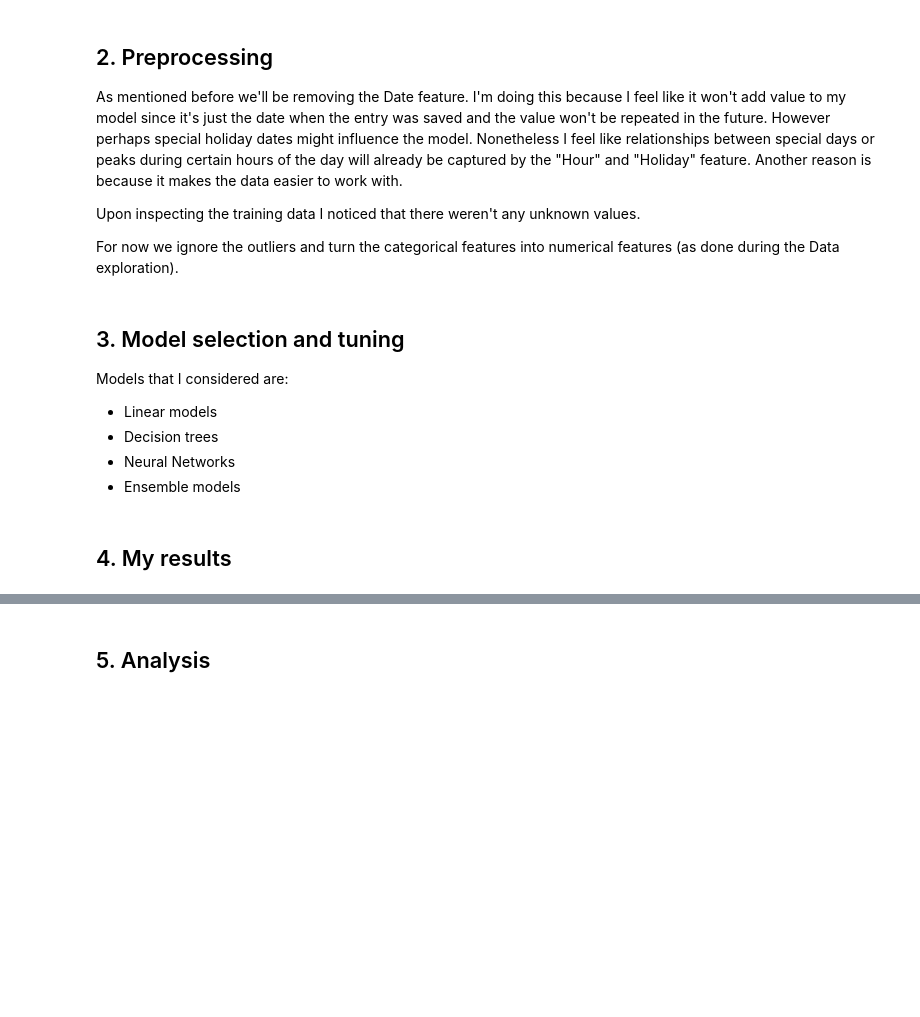
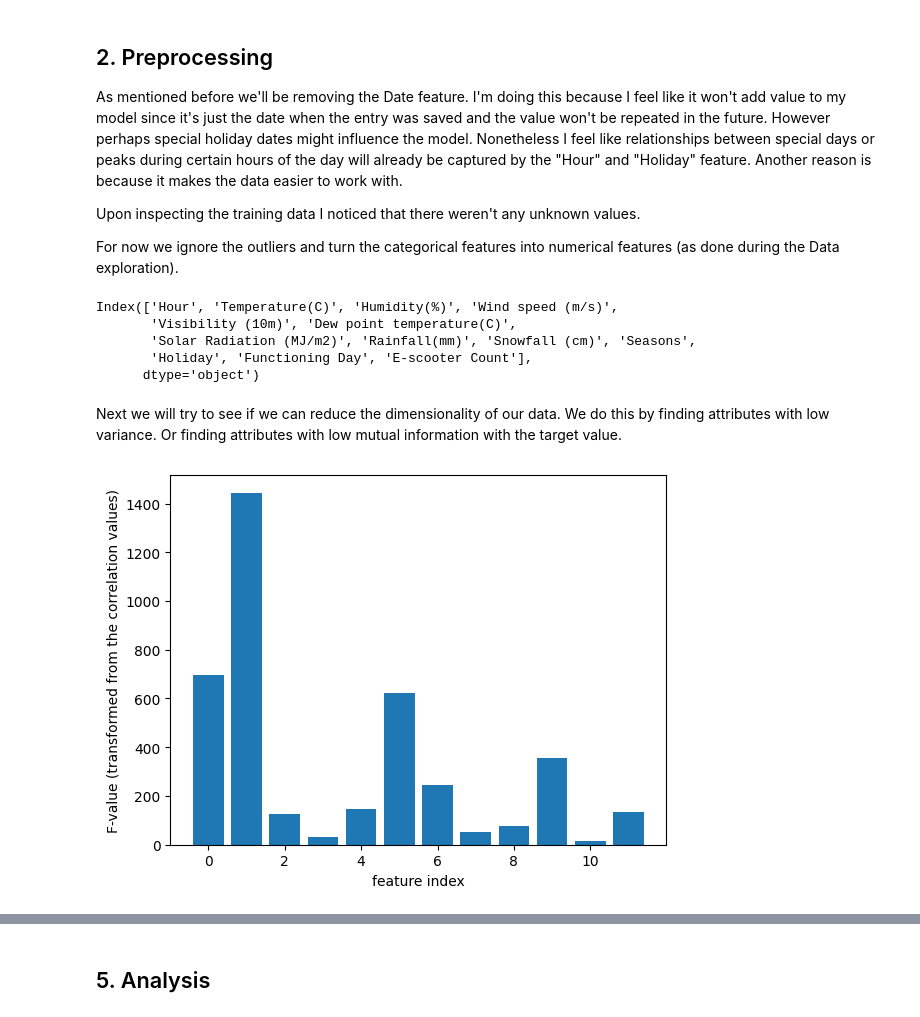
Before and after one commit to thebaconfate/Machine-learning-project, a Jupyter notebook: Project notebook.ipynb, the cells around one changed output, grey strips where cells are left out. Saved outputs shown, nothing was run; the diff lists cells and outputs as text; code cells hidden in the pictures; blank space fills up the shorter version.

```diff
--- a/Project notebook.ipynb
+++ b/Project notebook.ipynb
@@ -40,7 +40,7 @@ def generate_unique_filename(basename, file_ext):
 # %%
 #snippet taken from project documents
 
-data_folder = "../updated_data/"
+data_folder = "./updated_data/"
 
 train_data = pd.read_csv(data_folder + "train.csv")
 test_data = pd.read_csv(data_folder + "test.csv")
@@ -184,13 +203,40 @@ As mentioned before we'll be removing the Date feature. I'm doing this because I
 Upon inspecting the training data I noticed that there weren't any unknown values.
 
 For now we ignore the outliers and turn the categorical features into numerical features (as done during the Data exploration).
-# %% [markdown]
-## 3. Model selection and tuning
-
-Models that I considered are:
-* Linear models
-* Decision trees
-* Neural Networks
-* Ensemble models
-# %% [markdown]
-## 4. My results
+# %%
+training_data_numerated.columns
+# %% [output]
+Index(['Hour', 'Temperature(C)', 'Humidity(%)', 'Wind speed (m/s)',
+       'Visibility (10m)', 'Dew point temperature(C)',
+       'Solar Radiation (MJ/m2)', 'Rainfall(mm)', 'Snowfall (cm)', 'Seasons',
+       'Holiday', 'Functioning Day', 'E-scooter Count'],
+      dtype='object')
+# %% [markdown]
+Next we will try to see if we can reduce the dimensionality of our data. We do this by finding attributes with low variance. Or finding attributes with low mutual information with the target value.
+# %%
+from sklearn.feature_selection import SelectKBest
+from sklearn.feature_selection import f_regression
+from sklearn.feature_selection import mutual_info_regression
+from sklearn.model_selection import train_test_split
+
+x = training_data_numerated[['Hour', 'Temperature(C)', 'Humidity(%)', 'Wind speed (m/s)','Visibility (10m)', 'Dew point temperature(C)','Solar Radiation (MJ/m2)', 'Rainfall(mm)', 'Snowfall (cm)', 'Seasons','Holiday', 'Functioning Day']]
+y = training_data_numerated['E-scooter Count']
+
+x_train, x_validation, y_train, y_validation = train_test_split(x, y, test_size = 0.3, random_state=42)
+# feature selection based on f_regression
+f_selector = SelectKBest(score_func=f_regression, k='all')
+# learn relationship from training data
+f_selector.fit(x_train, y_train)
+# transform train input data
+X_train_fs = f_selector.transform(x_train)
+# transform test input data
+X_test_fs = f_selector.transform(x_validation)
+# Plot the scores for the features
+plt.bar([i for i in range(len(f_selector.scores_))], f_selector.scores_)
+plt.xlabel("feature index")
+plt.ylabel("F-value (transformed from the correlation values)")
+plt.show()
+
+#https://towardsdatascience.com/how-to-perform-feature-selection-for-regression-problems-c928e527bbfa
+# %% [output]
+[figure, added]
```
Also changed, not shown: parts of 68 cells of this notebook, 6 other files.
